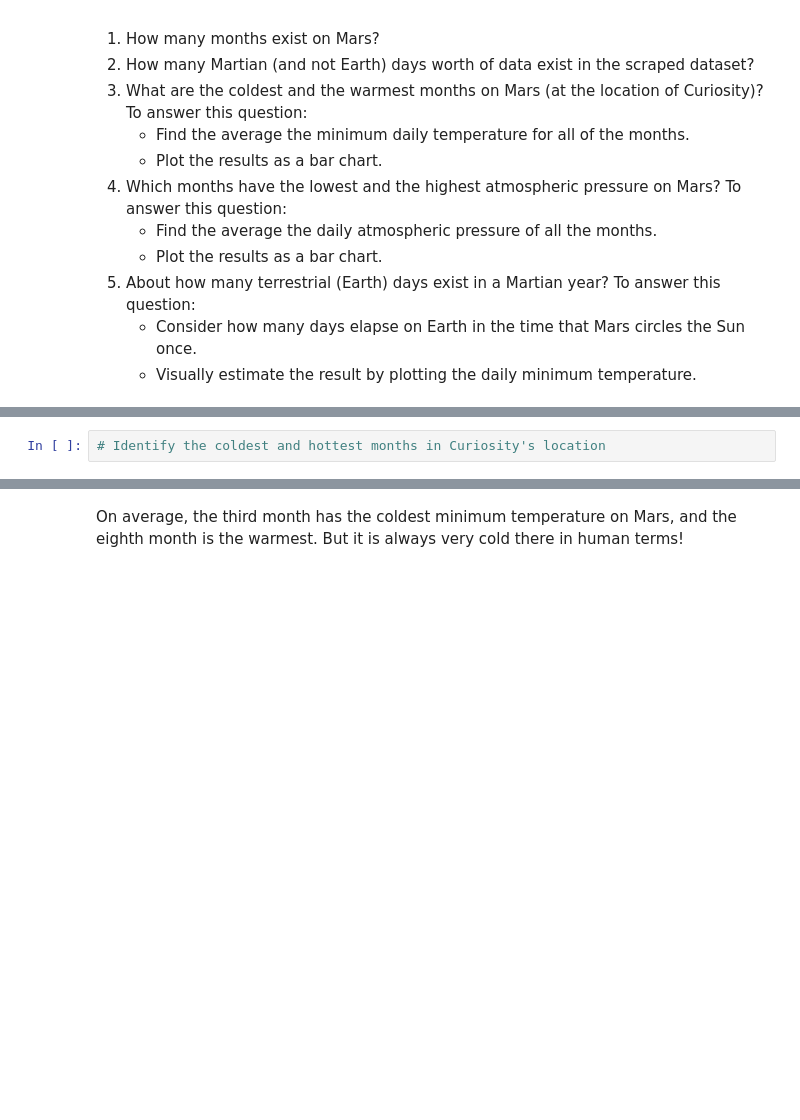
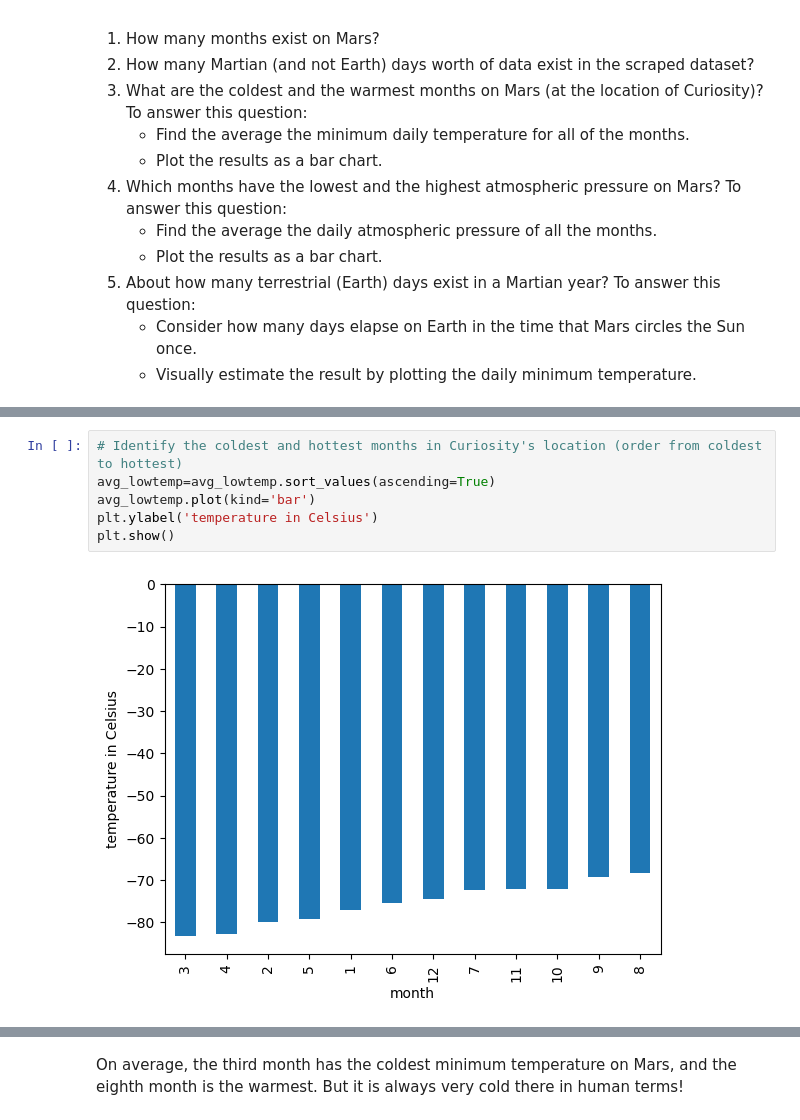
Before and after one commit to Felo2023/challenge-webscrapping, a Jupyter notebook: Starter_Code/part_2_mars_weather.ipynb, the cells around one changed output, grey strips where cells are left out. Drawn from its saved outputs; the diff is of its cells as text; blank space fills up the shorter version.

```diff
--- a/Starter_Code/part_2_mars_weather.ipynb
+++ b/Starter_Code/part_2_mars_weather.ipynb
@@ -211,4 +240,10 @@ Name: id, dtype: int64
 # %%
-# Identify the coldest and hottest months in Curiosity's location
+# Identify the coldest and hottest months in Curiosity's location (order from coldest to hottest)
+avg_lowtemp=avg_lowtemp.sort_values(ascending=True)
+avg_lowtemp.plot(kind='bar')
+plt.ylabel('temperature in Celsius')
+plt.show()
+# %% [output]
+[figure, added]
 # %%
 # 4. Average pressure by Martian month
```
Also changed, not shown: parts of 11 cells of this notebook, 2 other files.
